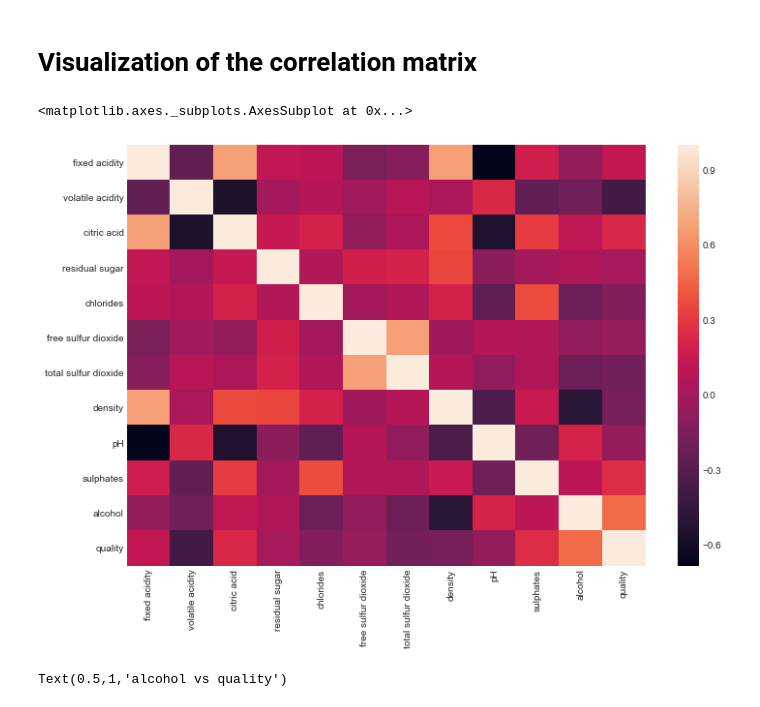
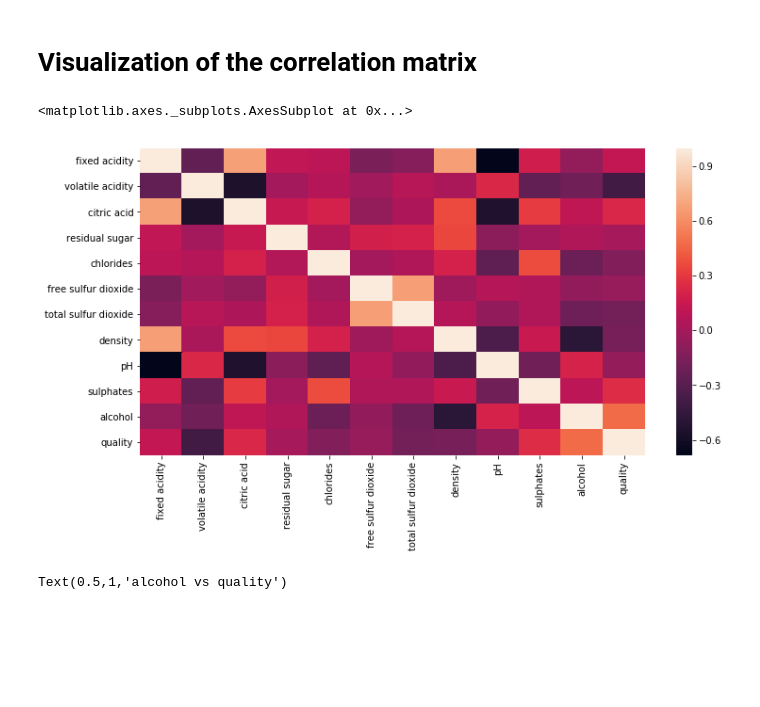
Before and after one commit to GoutamGhadai/wine_quality, a Jupyter notebook: wine_quality_prediction.ipynb, the cells around one changed output. Cells and saved outputs as stored; diff of their text form; code cells hidden in the pictures; blank space fills up the shorter version.

```diff
--- a/wine_quality_prediction.ipynb
+++ b/wine_quality_prediction.ipynb
@@ -112,9 +112,9 @@ Name: quality, dtype: float64
 # %% [markdown]
 # Visualization of the correlation matrix
 # %%
-plt.figure(figsize=(12,8))
+plt.figure(figsize=(12,6))
 sns.heatmap(df.corr())
 # %% [output]
 <matplotlib.axes._subplots.AxesSubplot at 0x...>
-[figure, old version]
+[figure, new version]
 # %%
```
Also changed, not shown: parts of 3 cells of this notebook.
